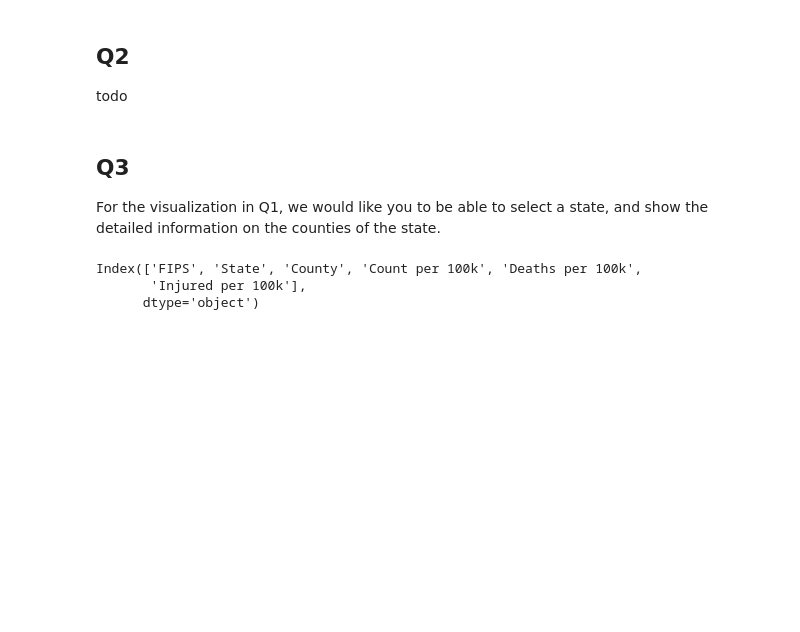
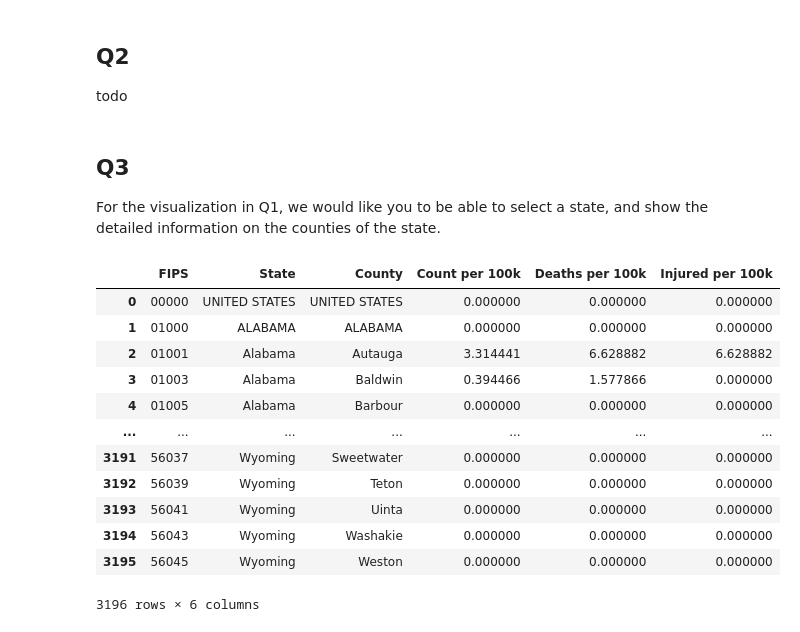
Before and after one commit to JoelSoleCasale/VI2_GunViolence, a Jupyter notebook: all_charts.ipynb, the cells around one changed output. Saved outputs shown, nothing was run; the diff lists cells and outputs as text; code cells hidden in the pictures; blank space fills up the shorter version.

```diff
--- a/all_charts.ipynb
+++ b/all_charts.ipynb
@@ -430,8 +432,6 @@ todo
 For the visualization in Q1, we would like you to be able to select a state, and show the
 detailed information on the counties of the state.
 # %%
-import json
-
 state_abbr_to_name = json.load(open('data/state_abbreviations.json'))
 
 # Load the data
@@ -449,34 +449,46 @@ county_statistics_df = data_shootings.groupby('FIPS').agg({
 }).rename(columns={
     'count': 'shooting_count',  # Rename the count column
     'Population_per_county_2023': 'population'
 }).reset_index()
 
 # Ensure FIPS codes are strings and padded to 5 digits
 county_statistics_df['FIPS'] = county_statistics_df['FIPS'].astype(str).str.zfill(5)
 fips_to_county_df['FIPS'] = fips_to_county_df['FIPS'].astype(str).str.zfill(5)  # Ensure consistent formatting
 
 # rename the state column using state_abbr_to_name, and place the conty_name if the state is nan
 fips_to_county_df['state'] = fips_to_county_df.apply(
     lambda x: x['county_name'] if pd.isnull(x['state']) else state_abbr_to_name.get(x['state'], x['state']), axis=1
 )
 
 # Merge with fips_to_county_df to include all counties, using a left join
 county_statistics_df = pd.merge(fips_to_county_df[['FIPS', 'county_name','state']], county_statistics_df, on='FIPS', how='left')
 
 county_statistics_df['Count per 100k'] = (county_statistics_df['shooting_count'] / county_statistics_df['population']) * 100_000
 county_statistics_df['Deaths per 100k'] = (county_statistics_df['Victims Killed'] / county_statistics_df['population']) * 100_000
 county_statistics_df['Injured per 100k'] = (county_statistics_df['Victims Injured'] / county_statistics_df['population']) * 100_000
 
+county_statistics_df['county_name'] = county_statistics_df['county_name'].str.replace(' County', '')
+
 # Fill NaN values with 0
 county_statistics_df.fillna(0, inplace=True)
 
 # rename county_name and state columns
 county_statistics_df.rename(columns={'county_name': 'County', 'state': 'State'}, inplace=True)
 
 county_statistics_df = county_statistics_df[['FIPS', 'State', 'County', 'Count per 100k', 'Deaths per 100k', 'Injured per 100k']]
 
-county_statistics_df.columns
+county_statistics_df
 # %% [output]
+|  | FIPS | State | County | Count per 100k | Deaths per 100k | Injured per 100k |
+| 0 | 00000 | UNITED STATES | UNITED STATES | 0.000000 | 0.000000 | 0.000000 |
+| 1 | 01000 | ALABAMA | ALABAMA | 0.000000 | 0.000000 | 0.000000 |
+| 2 | 01001 | Alabama | Autauga | 3.314441 | 6.628882 | 6.628882 |
+| 3 | 01003 | Alabama | Baldwin | 0.394466 | 1.577866 | 0.000000 |
+| 4 | 01005 | Alabama | Barbour | 0.000000 | 0.000000 | 0.000000 |
+| ... | ... | ... | ... | ... | ... | ... |
+| 3191 | 56037 | Wyoming | Sweetwater | 0.000000 | 0.000000 | 0.000000 |
+| 3192 | 56039 | Wyoming | Teton | 0.000000 | 0.000000 | 0.000000 |
+| 3193 | 56041 | Wyoming | Uinta | 0.000000 | 0.000000 | 0.000000 |
+| 3194 | 56043 | Wyoming | Washakie | 0.000000 | 0.000000 | 0.000000 |
+| 3195 | 56045 | Wyoming | Weston | 0.000000 | 0.000000 | 0.000000 |
-Index(['FIPS', 'State', 'County', 'Count per 100k', 'Deaths per 100k',
-       'Injured per 100k'],
-      dtype='object')
+3196 rows × 6 columns
```
Also changed, not shown: parts of 5 cells of this notebook.
